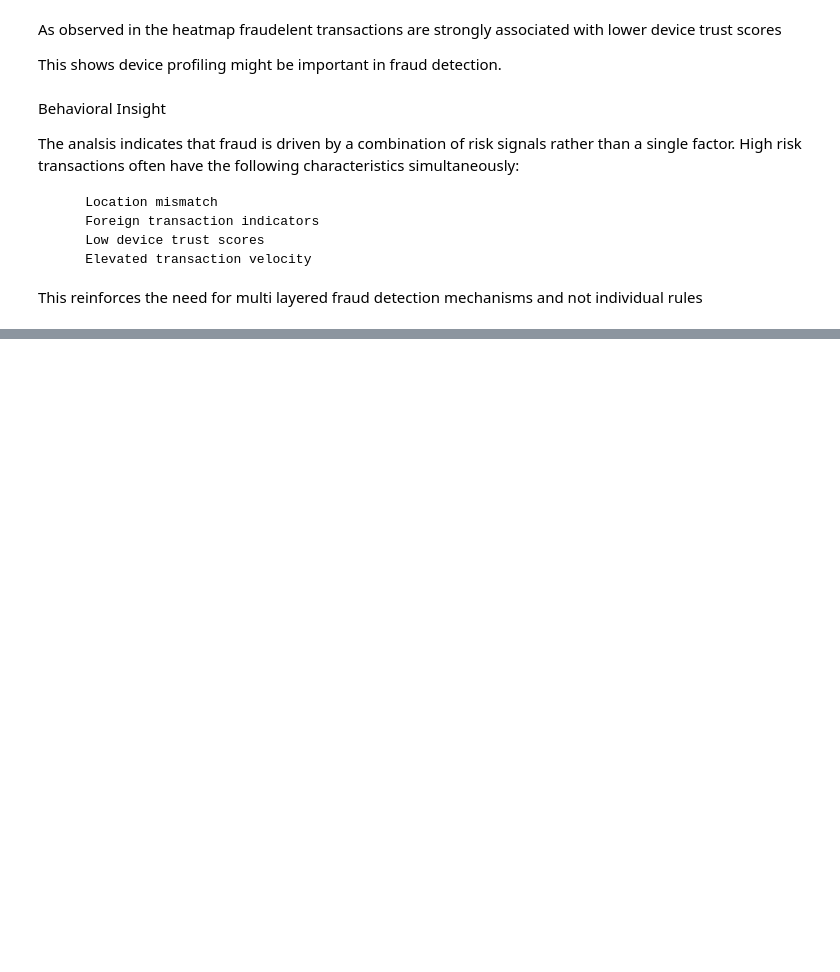
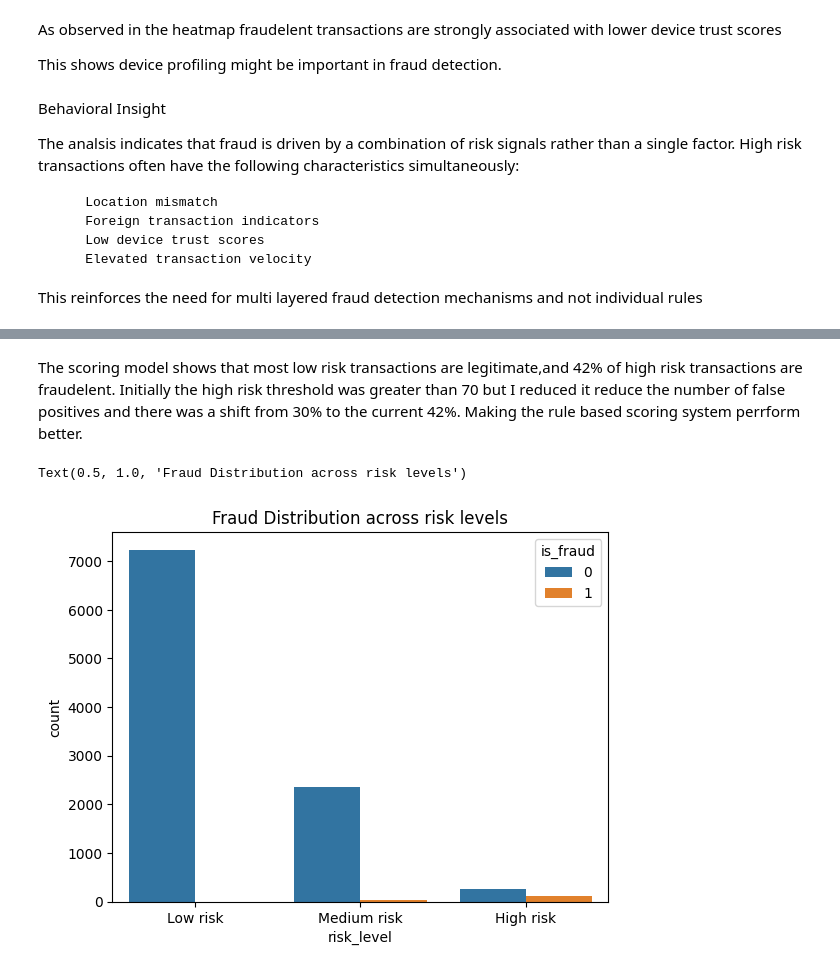
Before and after one commit to FaithKirigi/fraud-investigation-case-study, a Jupyter notebook: notebooks/fraud_investigation_analysis.ipynb, the cells around one changed output, grey strips where cells are left out. Saved outputs shown, nothing was run; the diff lists cells and outputs as text; code cells hidden in the pictures; blank space fills up the shorter version.

Commit message:
Build a risk scoring system

```diff
--- a/notebooks/fraud_investigation_analysis.ipynb
+++ b/notebooks/fraud_investigation_analysis.ipynb
@@ -239,0 +264,25 @@ High risk transactions often have the following characteristics simultaneously:
+# %%
+def calculate_risk_score(row):
+    score=0
+
+    #high risk indicators
+    if row['foreign_transaction']==1:
+        score +=30
+    if row["location_mismatch"] ==1:
+        score +=30
+     #Behavioral signals
+    if row["velocity_last_24h"]>=5:
+        score +=25
+    elif row["velocity_last_24h"]>=3:
+        score+=15
+     #device relationship
+    if row["device_trust_score"]<40:
+        score +=25
+    if row["device_trust_score"]<55:
+        score+=15
+
+
+    return score
+
+
+df['risk_score']=df.apply(calculate_risk_score, axis=1)
@@ -239,0 +292,10 @@ High risk transactions often have the following characteristics simultaneously:
+# %%
+def classify_risk(score):
+    if score>=75:
+        return "High risk"
+    elif score >= 40:
+        return "Medium risk"
+    else:
+        return "Low risk"
+
+df["risk_level"]  = df["risk_score"].apply(classify_risk)
@@ -239,0 +310,10 @@ High risk transactions often have the following characteristics simultaneously:
+# %% [markdown]
+The scoring model shows that most low risk transactions are legitimate,and 42% of high risk transactions are fraudelent.
+Initially the high risk threshold was greater than 70 but I reduced it reduce the number of false positives and there was a shift from 30% to the current 42%.
+Making the rule based scoring system perrform better.
+# %%
+sns.countplot(data=df, x='risk_level', hue='is_fraud')
+plt.title("Fraud Distribution across risk levels")
+# %% [output]
+Text(0.5, 1.0, 'Fraud Distribution across risk levels')
+[figure, added]
```
Also changed, not shown: parts of 4 cells of this notebook, 1 other file.
